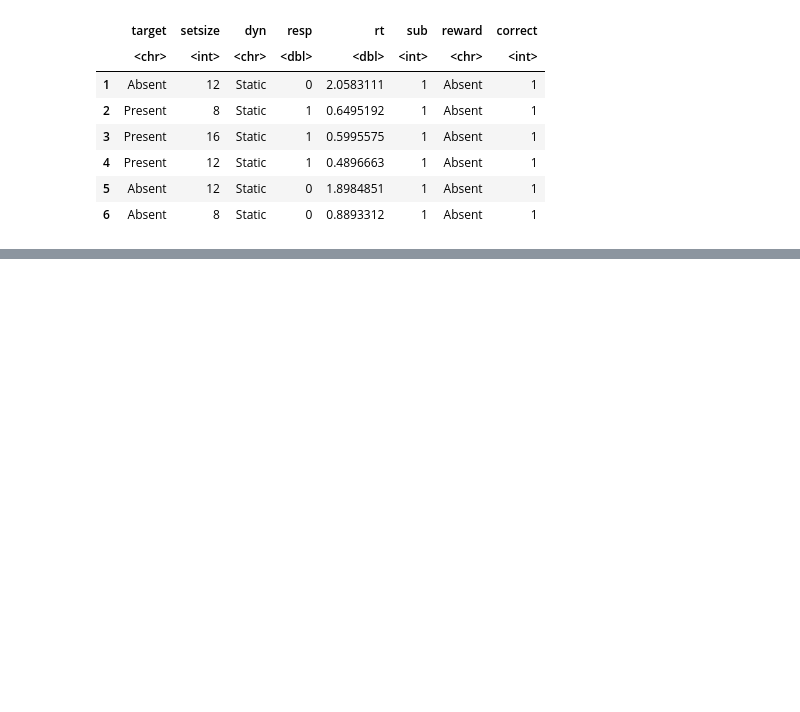
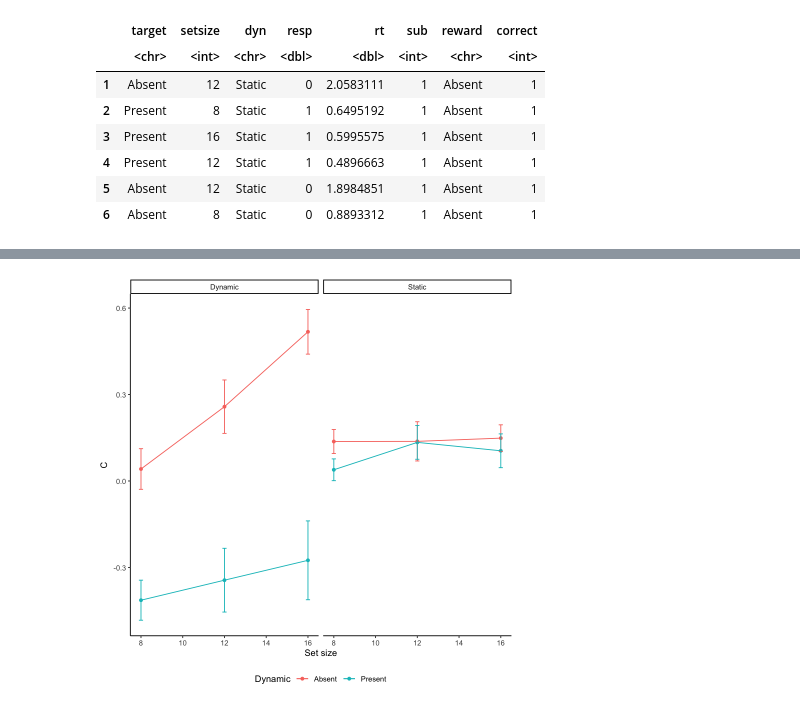
Before and after one commit to strongway/tutorial_data_science, a Jupyter notebook: lecture_2022/p4-signal_detection_with_R.ipynb, the cells around one changed output, grey strips where cells are left out. Saved outputs shown, nothing was run; the diff lists cells and outputs as text; code cells hidden in the pictures; blank space fills up the shorter version.

```diff
--- a/lecture_2022/p4-signal_detection_with_R.ipynb
+++ b/lecture_2022/p4-signal_detection_with_R.ipynb
@@ -376,0 +427,8 @@ __Your task:__
+# %%
+# visualize C
+ggplot(exp_dc, aes(x = setsize, y = mc, color = reward,  group = reward)) +
+    geom_point() + geom_line() +  geom_errorbar(aes(ymin = mc-Cse, ymax = mc+Cse), width = 0.2) +
+    theme_classic() + theme(legend.position = 'bottom') +
+    labs(x = 'Set size', y = 'C', color = 'Reward') + facet_wrap(~dyn)
+# %% [output]
+[figure, added]
```
Also changed, not shown: parts of 7 cells of this notebook.
